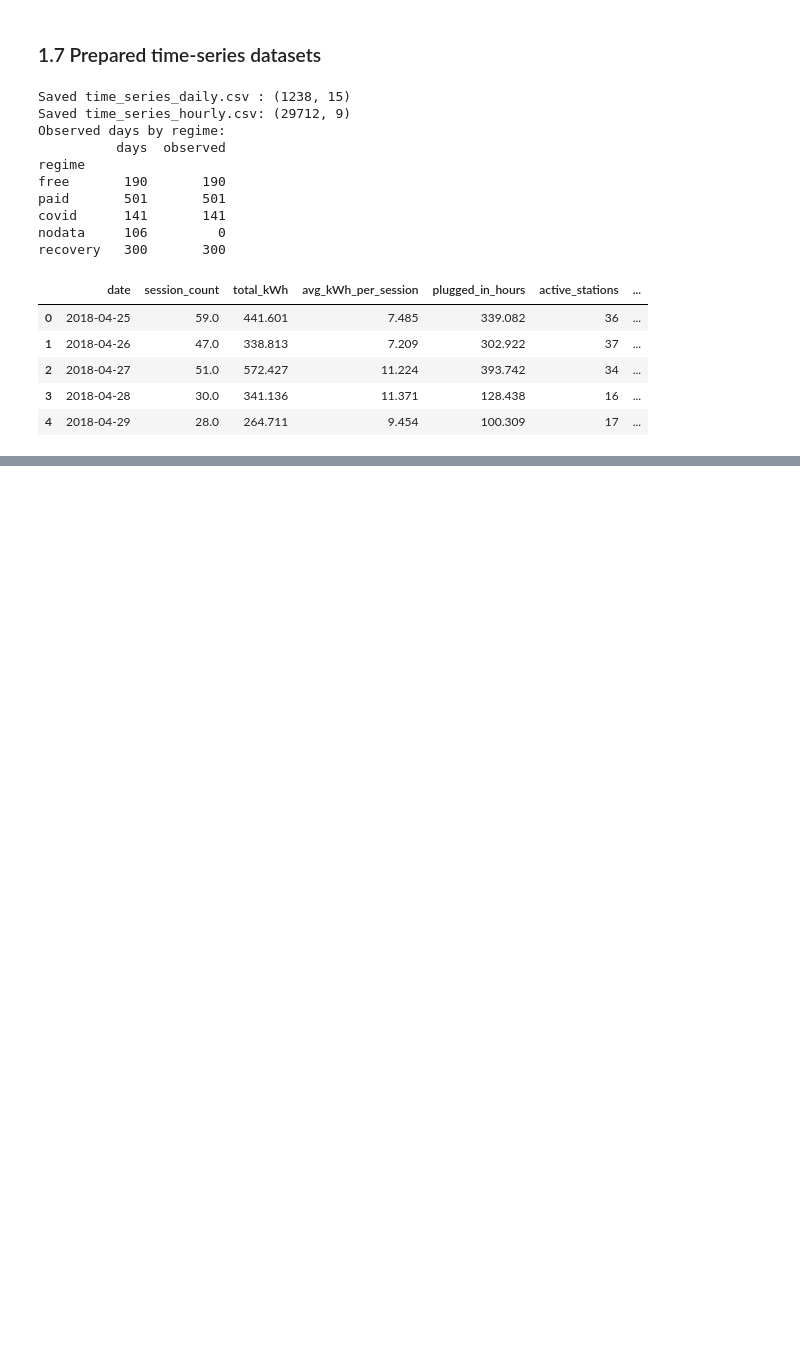
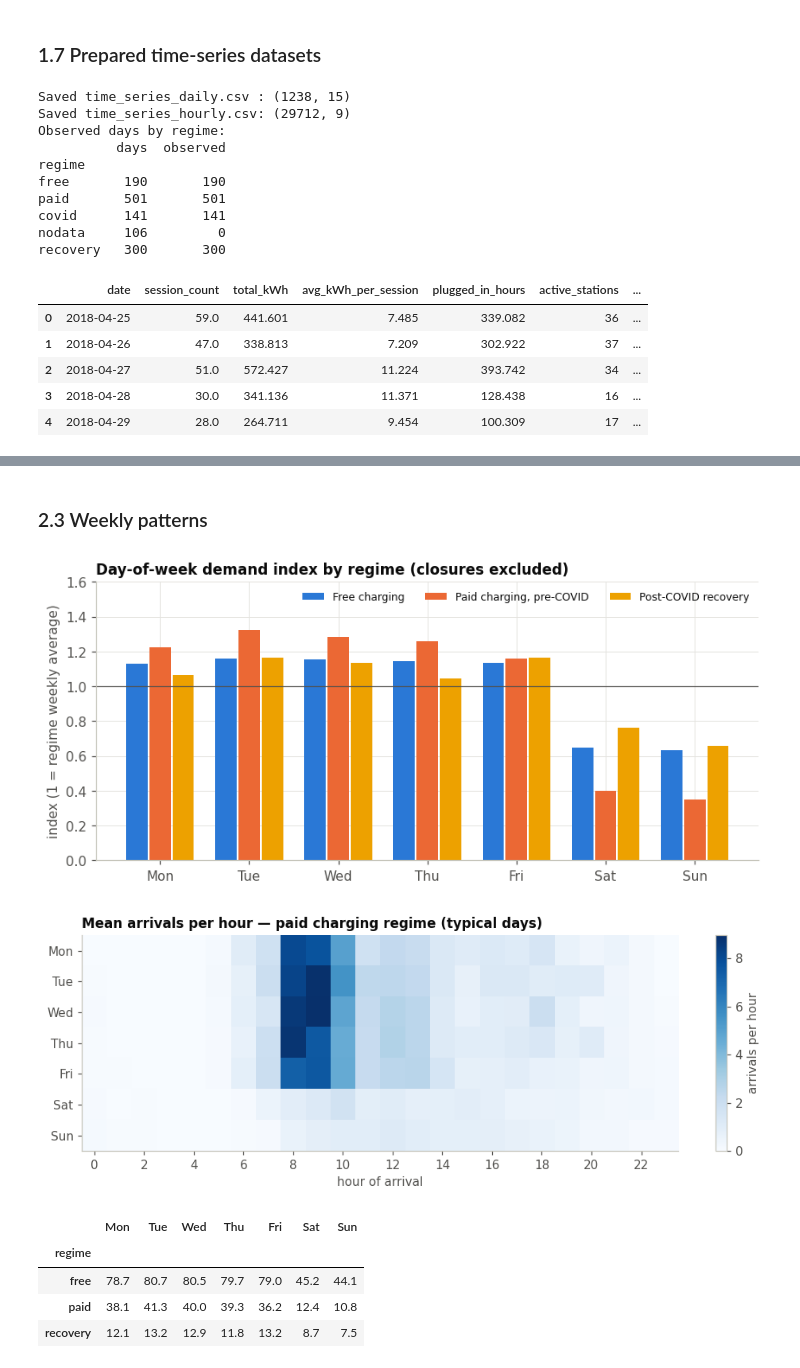
Before and after one commit to Gnanesh-12/EV-Charging-Demand-Analytics, a Jupyter notebook: notebooks/EV_Charging_Demand_Analysis_i16.ipynb, the cells around one changed output, grey strips where cells are left out. Drawn from its saved outputs; the diff is of its cells as text; code cells hidden in the pictures; blank space fills up the shorter version.

```diff
--- a/notebooks/EV_Charging_Demand_Analysis_i16.ipynb
+++ b/notebooks/EV_Charging_Demand_Analysis_i16.ipynb
@@ -520,0 +665,44 @@ recovery   300       300
+# %% [markdown]
+### 2.3 Weekly patterns
+# %%
+dow_names = ['Mon', 'Tue', 'Wed', 'Thu', 'Fri', 'Sat', 'Sun']
+dow = (typical[typical.regime.isin(MODEL_REGIMES)]
+       .groupby(['regime', 'dayofweek'])['session_count'].mean().unstack().reindex(MODEL_REGIMES))
+dow.columns = dow_names
+dow_index = dow.div(dow.mean(axis=1), axis=0)
+save_table(dow.round(2), '10_day_of_week_mean')
+save_table(dow_index.round(3), '10b_day_of_week_index')
+
+fig, ax = plt.subplots(figsize=(9, 3.8))
+w = 0.26
+for i, name in enumerate(MODEL_REGIMES):
+    ax.bar(np.arange(7) + (i - 1) * w, dow_index.loc[name], width=w - 0.02, color=REGIME_COLORS[name],
+           label=REGIMES.loc[name, 'label'])
+ax.axhline(1, color=INK2, lw=0.8)
+ax.set_xticks(range(7), dow_names)
+ax.set_ylabel('index (1 = regime weekly average)')
+ax.set_ylim(0, 1.6)
+ax.set_title('Day-of-week demand index by regime (closures excluded)')
+ax.legend(fontsize=8, ncol=3, loc='upper right')
+save_fig(fig, 'T05_day_of_week_index')
+
+# Arrivals by weekday and hour, paid regime (the longest stable regime)
+p = sess[(sess.regime == 'paid') & (sess.campus_closure == 0)]
+n_days = typical[typical.regime == 'paid'].groupby('dayofweek').size()
+heat = p.groupby([p['start_local'].dt.dayofweek, 'hour']).size().unstack(fill_value=0).reindex(columns=range(24), fill_value=0)
+heat = heat.div(n_days, axis=0)
+fig, ax = plt.subplots(figsize=(11, 3.2))
+im = ax.imshow(heat.values, aspect='auto', cmap='Blues')
+ax.set_yticks(range(7), dow_names); ax.set_xticks(range(0, 24, 2)); ax.grid(False)
+ax.set_xlabel('hour of arrival'); ax.set_title('Mean arrivals per hour — paid charging regime (typical days)')
+fig.colorbar(im, ax=ax, label='arrivals per hour')
+save_fig(fig, 'T06_arrivals_weekday_hour_heatmap')
+dow.round(1)
+# %% [output]
+[figure, added]
+[figure, added]
+|  | Mon | Tue | Wed | Thu | Fri | Sat | Sun |
+| regime |  |  |  |  |  |  |  |
+| free | 78.7 | 80.7 | 80.5 | 79.7 | 79.0 | 45.2 | 44.1 |
+| paid | 38.1 | 41.3 | 40.0 | 39.3 | 36.2 | 12.4 | 10.8 |
+| recovery | 12.1 | 13.2 | 12.9 | 11.8 | 13.2 | 8.7 | 7.5 |
```
Also changed, not shown: parts of 14 cells of this notebook, 20 other files.
